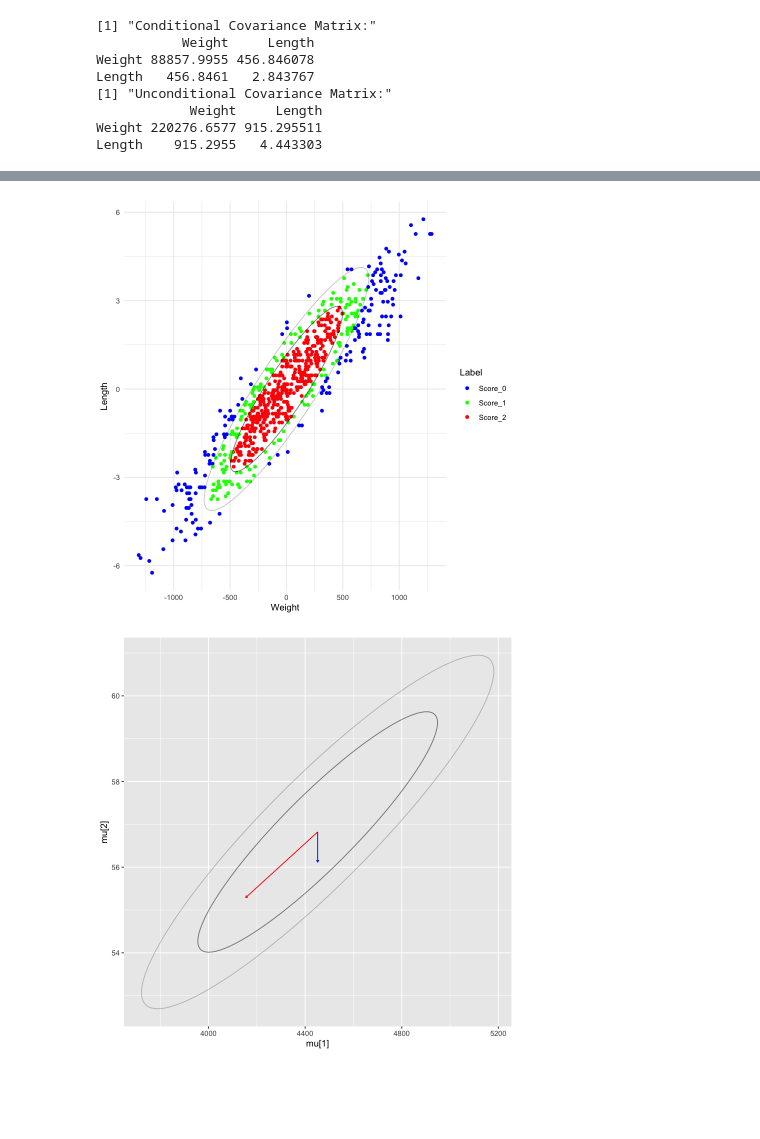
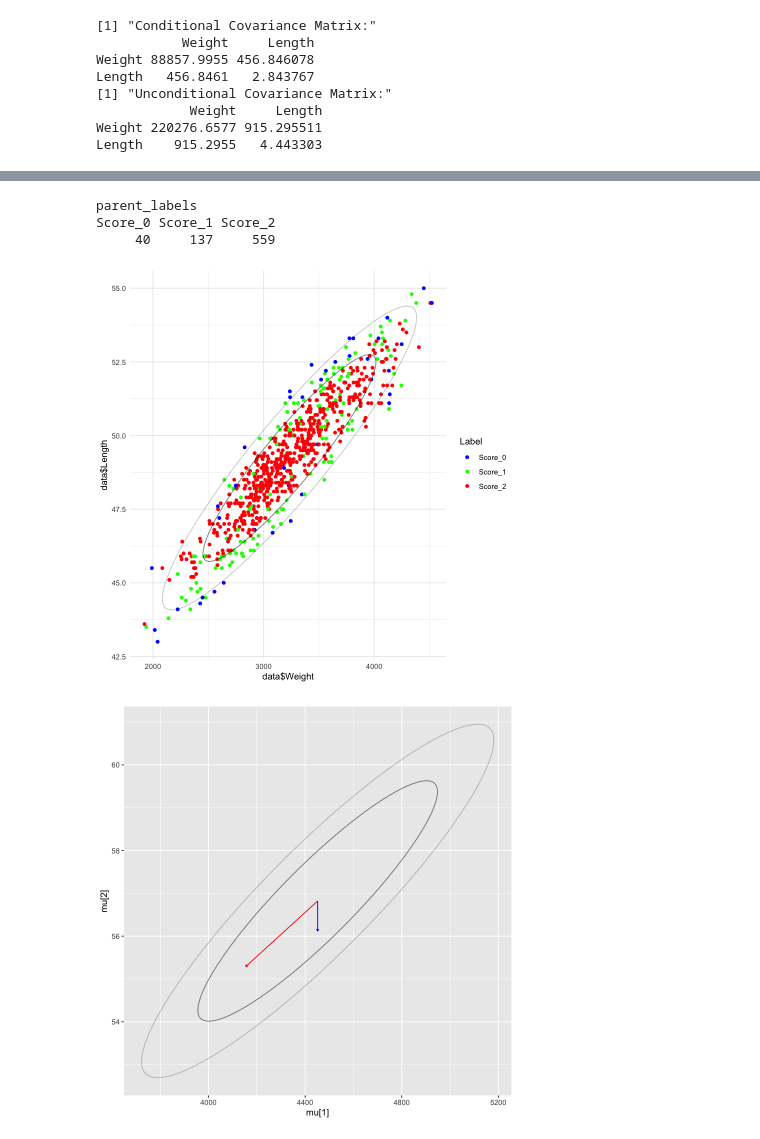
Before and after one commit to wenjie-hoo/Uni_stuff, a Jupyter notebook: Statistical_Learning/Lab1/Hu_Wenjie_code_1.ipynb, the cells around one changed output, grey strips where cells are left out. Cells and saved outputs as stored; diff of their text form; code cells hidden in the pictures; blank space fills up the shorter version.

```diff
--- a/Statistical_Learning/Lab1/Hu_Wenjie_code_1.ipynb
+++ b/Statistical_Learning/Lab1/Hu_Wenjie_code_1.ipynb
@@ -297,7 +296,7 @@ Weight 220276.6577 915.295511
 Length    915.2955   4.443303
 # %%
 sigma <- matrix(conditional_cov_matrix,nrow=2)
-mu <- colMeans(conditional_cov_matrix)
+mu <- colMeans(data[3:4])
 
 diago <- eigen(sigma)
 vectors <- diago$vectors %*% diag(sqrt(diago$values)) + mu
@@ -341,23 +328,46 @@ Score_0 Score_1 Score_2
+# %%
+centralized_parent_data <- sweep(data[,c(1, 2)], MARGIN=2, mean_values[c(3, 4)], FUN="-")
+centralized_parent_data <- as.matrix(centralized_parent_data) %*% t(cov_matrix[c(1, 2), c(3, 4)] %*% solve(cov_matrix[c(3, 4), c(3, 4)]))
+centralized_parent_data <- sweep(centralized_parent_data, MARGIN=2, mean_values[c(1, 2)], FUN="+")
+centralized_parent_data <- data[,c(3,4)] - centralized_parent_data
+
+parent_c2 <- rowSums((as.matrix(centralized_parent_data) %*% solve(conditional_cov_matrix)) * (centralized_parent_data))
+
+parent_c2_in_outer_ellipse <- parent_c2 <= qchisq(0.95, df=2)
+parent_c2_in_inner_ellipse <- parent_c2 <= qchisq(0.75, df=2)
+parent_labels <- as.integer(parent_c2_in_outer_ellipse & !parent_c2_in_inner_ellipse) + 2 * as.integer(parent_c2_in_inner_ellipse) +1
+labels <- c("Score_0", "Score_1", "Score_2")
+parent_labels <- labels[parent_labels]
+
+table(parent_labels)
+# %% [output]
+parent_labels
+Score_0 Score_1 Score_2
+     40     137     559
+# %%
+generate_ellipse_data <- function(sigma, mu, level) {
+  ellipse = ellipse(x = sigma, centre = mu, level = level)
+  ellipse= as.data.frame(ellipse)
+  return(ellipse)
+}
 # %%
-df <- data.frame(centralized_data)
-df$labels <- children_labels
-sigma <- matrix(conditional_cov_matrix,nrow=2)
-mu <- colMeans(df[, c("Weight", "Length")])
-plot <- ggplot(df, aes(x = Weight, y = Length, color = labels)) +
+df <- data.frame(centralized_parent_data)
+df$labels <- parent_labels
+sigma = cov_matrix
+mu = mean_values
+plot <- ggplot(df, aes(x = data$Weight, y = data$Length, color = labels)) +
   geom_point() +
   scale_color_manual(values = c("Score_0" = "blue", "Score_1" = "green", "Score_2" = "red")) +
   labs(color = "Label") +
   theme_minimal()
-
-ellipse_data_75 <- ellipse(x = sigma, centre = mu, level = 0.75)
-ellipse_data_95 <- ellipse(x = sigma, centre = mu, level = 0.95)
+  ellipse_data_75 <- ellipse(x = sigma, center = mu, level = 0.75)
+  ellipse_data_95 <- ellipse(x = sigma, center = mu, level = 0.95)
 plot <- plot +
-  geom_path(data = as.data.frame(ellipse_data_75), aes(x, y), color = "black", alpha = sqrt(0.25)) +
-  geom_path(data = as.data.frame(ellipse_data_95), aes(x, y), color = "black", alpha = sqrt(0.05))
-
+  geom_path(data = generate_ellipse_data(sigma, mu , 0.95), aes(x = Weight, y = Length), color='black', alpha = sqrt(1 - 0.95)) +
+  geom_path(data = generate_ellipse_data(sigma, mu, 0.75), aes(x = Weight, y = Length), color='black', alpha = sqrt(1 - 0.75))
 plot
 # %% [output]
-[figure, old version]
+[figure, new version]
 # %%
 # p2.6
 mu_FM <- colMeans(data[, c("FatherHeight", "MotherHeight")])
```
Also changed, not shown: parts of 6 cells of this notebook, 1 other file.
